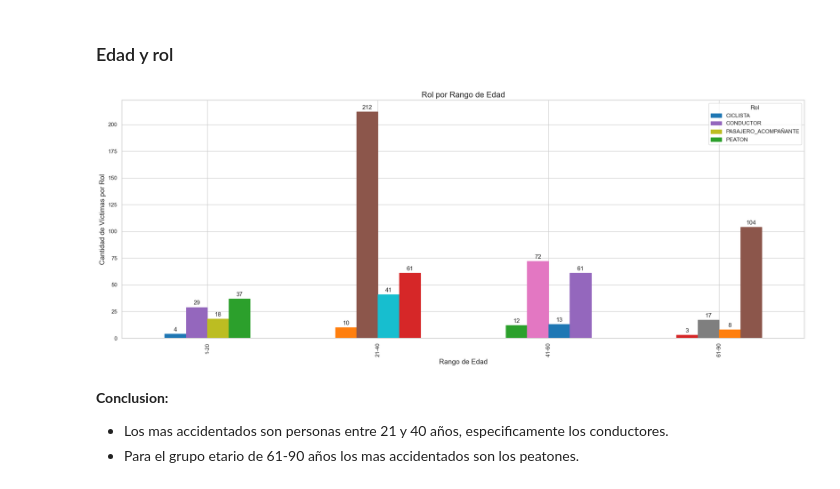
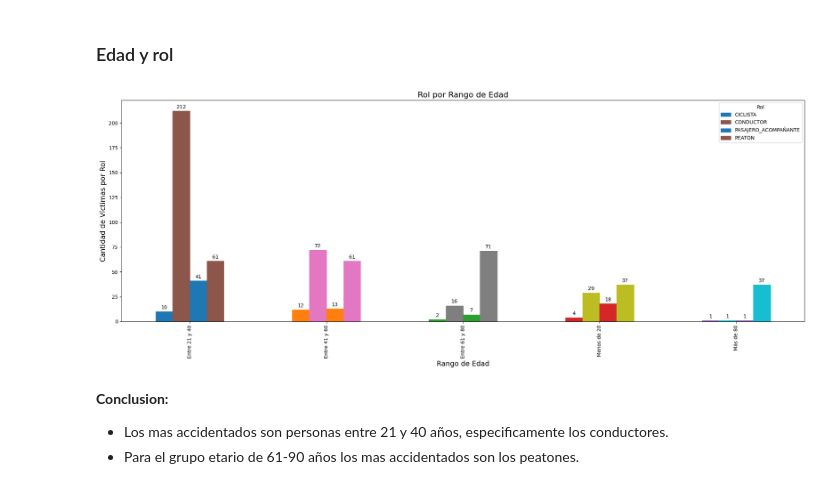
Before and after one commit to bautiarmanicode/SiniestrosViales-BSAS, a Jupyter notebook: 1 Jupiter Notebook/2_EDA.ipynb, the cells around one changed output. Saved outputs shown, nothing was run; the diff lists cells and outputs as text; code cells hidden in the pictures.

```diff
--- a/1 Jupiter Notebook/2_EDA.ipynb
+++ b/1 Jupiter Notebook/2_EDA.ipynb
@@ -303,40 +301,40 @@ fig, ax = plt.subplots(figsize=(20, 8))
 # Filtrar el DataFrame para excluir "SD" en la columna de Rol
 siniestro_sin_sd = siniestro[siniestro["Rol"] != "SD"]
 
-# Agrupar los datos por Rango_Edad y Rol, y crear el gráfico de barras apiladas
-siniestro_sin_sd.groupby(["Rango_Edad", "Rol"]).size().unstack().plot(kind="bar", stacked=False, ax=ax)
+# Agrupar los datos por Rango etario y Rol, y crear el gráfico de barras apiladas
+siniestro_sin_sd.groupby(["Rango etario", "Rol"]).size().unstack().plot(kind="bar", stacked=False, ax=ax)
 
 # Definir colores distintos para cada categoría de rol
 colors = ['#1f77b4', '#ff7f0e', '#2ca02c', '#d62728', '#9467bd', '#8c564b', '#e377c2', '#7f7f7f', '#bcbd22', '#17becf']
 
 # Aplicar los colores al gráfico de barras
 for i, bar in enumerate(ax.patches):
     bar.set_color(colors[i % len(colors)])
 
 # Añadir etiquetas de datos dentro de cada barra
 for bar in ax.patches:
     height = bar.get_height()
     ax.annotate(f'{height}',
                 xy=(bar.get_x() + bar.get_width() / 2, height),
                 xytext=(0, 3),
                 textcoords='offset points',
                 ha='center', va='bottom')
 
 # Añadir una leyenda explicativa
 ax.legend(title="Rol", loc="upper right")
 
 # Etiquetas de los ejes y título
 ax.set_xlabel("Rango de Edad", fontsize=14)  # Ajustar el tamaño de la letra
 ax.set_ylabel("Cantidad de Víctimas por Rol", fontsize=14)  # Ajustar el tamaño de la letra
 ax.set_title("Rol por Rango de Edad", fontsize=16)  # Ajustar el tamaño de la letra
 
 # Ajustar el diseño del gráfico
 plt.tight_layout()
 
 # Mostrar el gráfico
 plt.show()
 # %% [output]
-[figure, old version]
+[figure, new version]
 # %% [markdown]
 **Conclusion:**
 - Los mas accidentados son personas entre 21 y 40 años, especificamente los conductores.
```
Also changed, not shown: parts of 25 cells of this notebook, 25 other files.
